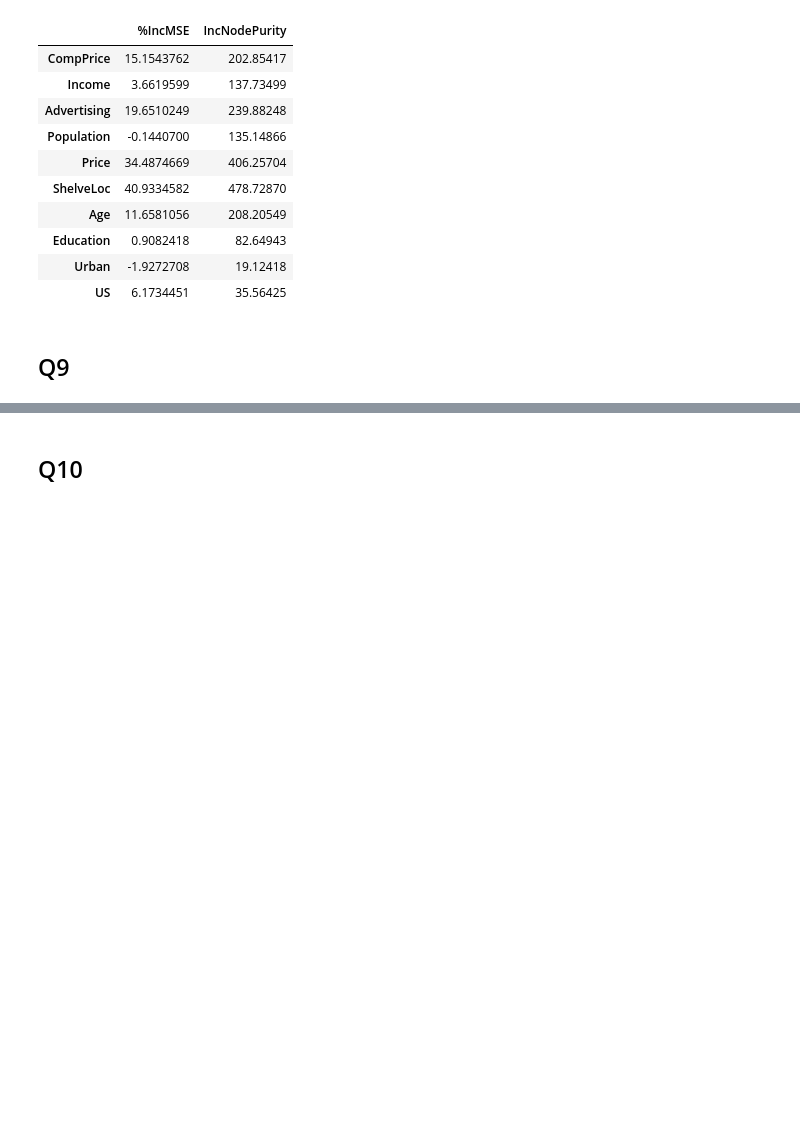
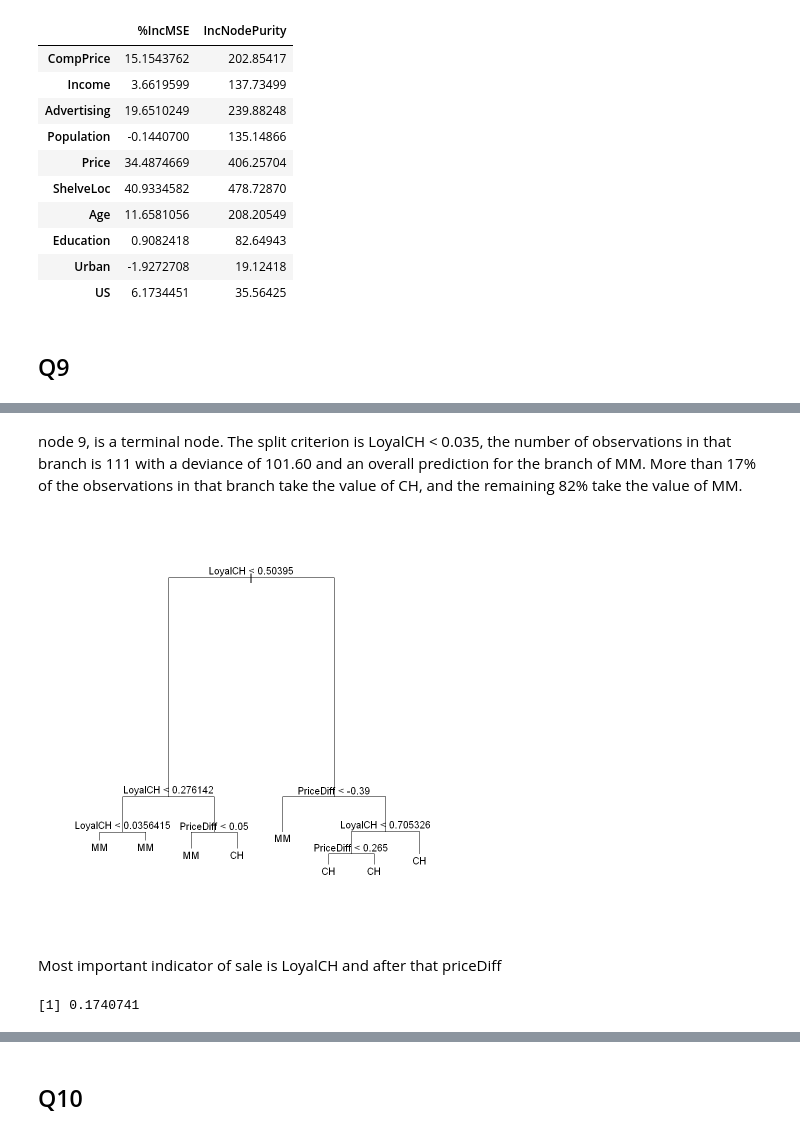
Before and after one commit to alipourmotlagh/MBD_statistical_learning, a Jupyter notebook: Chapter 8/Chapter 8 Q 3,5,8,9,10.ipynb, the cells around one changed output, grey strips where cells are left out. Cells and saved outputs as stored; diff of their text form; code cells hidden in the pictures; blank space fills up the shorter version.

```diff
--- a/Chapter 8/Chapter 8 Q 3,5,8,9,10.ipynb
+++ b/Chapter 8/Chapter 8 Q 3,5,8,9,10.ipynb
@@ -166,3 +169,11 @@ A matrix: 10 × 2 of type dbl
 | US | 6.1734451 | 35.56425 |
 # %% [markdown]
 ##  Q9
+# %%
+set.seed(613)
+index  <- sample(1:nrow(OJ), 800)
+train <- OJ[index, ]
+test <- OJ[-index, ]
+# %%
+MT <- tree(Purchase ~ ., data = train)
+summary(MT)
@@ -168,0 +209,21 @@ A matrix: 10 × 2 of type dbl
+# %% [markdown]
+node 9, is a terminal node. The split criterion is LoyalCH < 0.035, the number of observations in that branch is 111 with a deviance of 101.60 and an overall prediction for the branch of MM. More than 17% of the observations in that branch take the value of CH, and the remaining 82% take the value of MM.
+# %%
+plot(MT)
+text(MT)
+# %% [output]
+[figure, added]
+# %% [markdown]
+Most important indicator of sale is LoyalCH and after that priceDiff
+# %%
+predict <- predict(MT, test, type = "class")
+T<-table(predict, test$Purchase)
+TP=T[1,1]
+FP=T[1,2]
+FN=T[2,1]
+TN=T[2,2]
+R=(TP+TN)/(TP+FP+FN+TN)
+Test_eror_rate=1-R
+Test_eror_rate
+# %% [output]
+[1] 0.1740741
```
Also changed, not shown: parts of 22 cells of this notebook.
